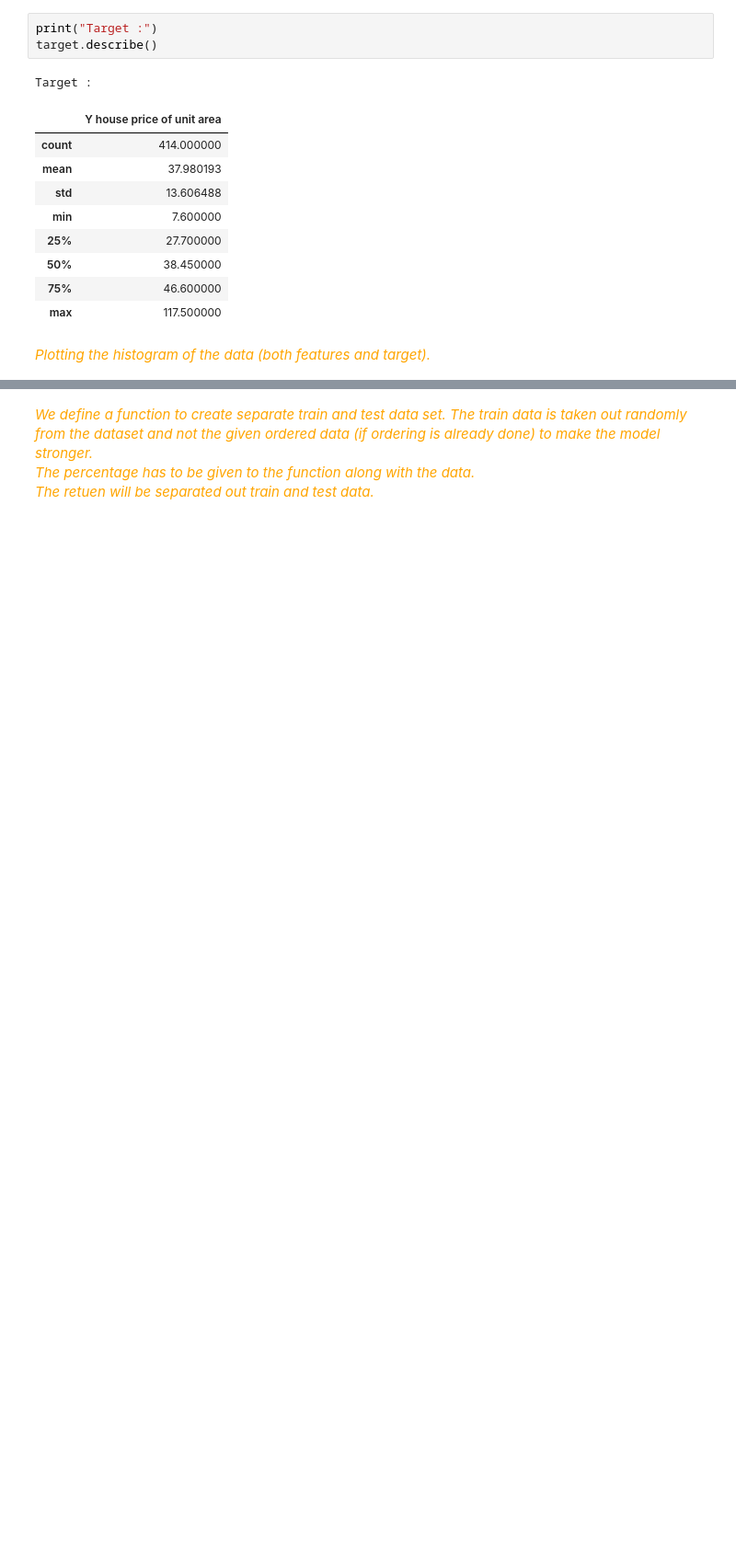
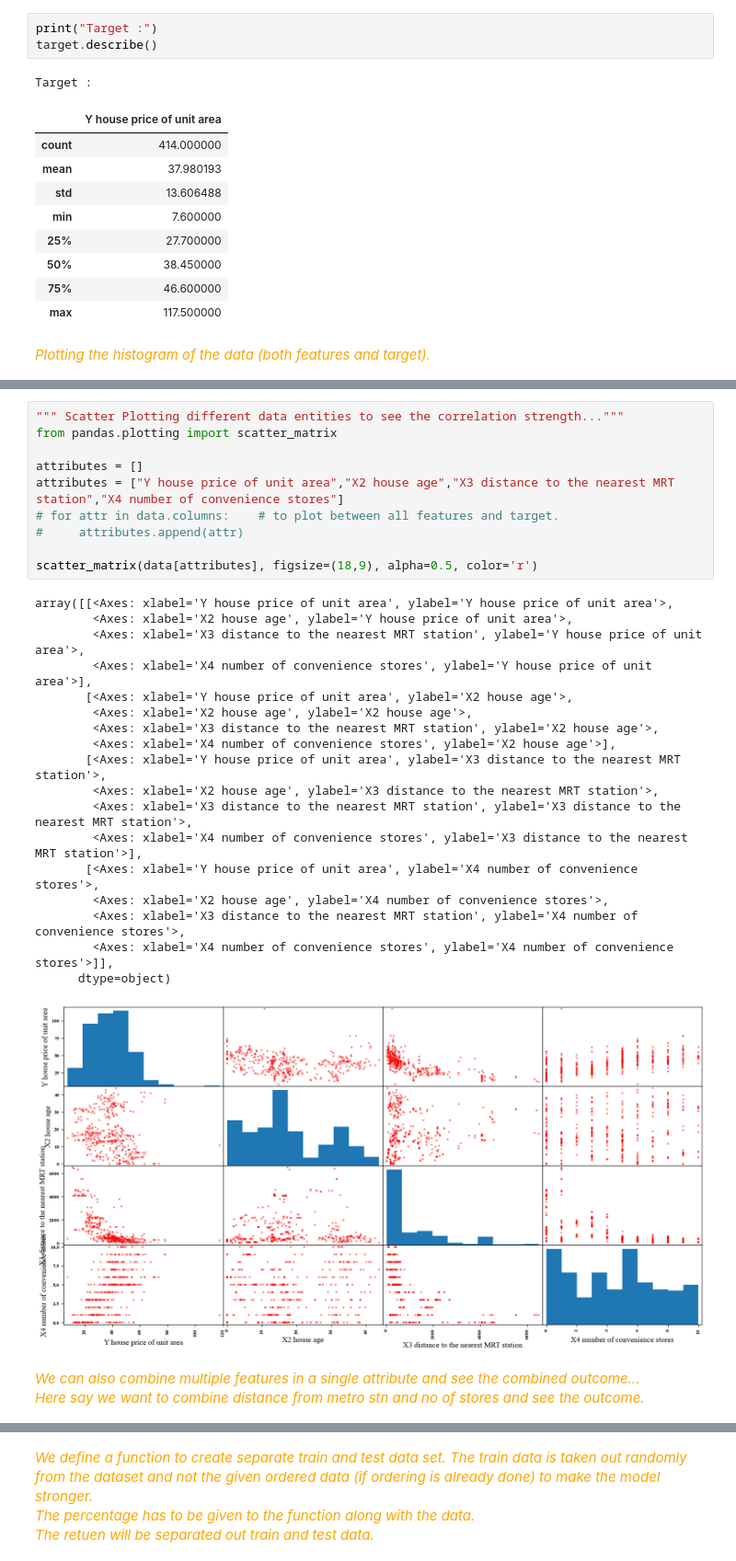
Before and after one commit to SAGAR-DAM/All_python_codes, a Jupyter notebook: Machine Learning/learn from Harry/Project 1 (real estate price preiction).ipynb, the cells around one changed output, grey strips where cells are left out. Shown: that part at 92% size. Cells and saved outputs as stored; diff of their text form; blank space fills up the shorter version.

Commit message:
Housing price prediction with Machine learning

```diff
--- a/Machine Learning/learn from Harry/Project 1 (real estate price preiction).ipynb
+++ b/Machine Learning/learn from Harry/Project 1 (real estate price preiction).ipynb
@@ -166,0 +191,34 @@ hist_dataframe(data, bins = 50)
+# %%
+""" Scatter Plotting different data entities to see the correlation strength..."""
+from pandas.plotting import scatter_matrix
+
+attributes = []
+attributes = ["Y house price of unit area","X2 house age","X3 distance to the nearest MRT station","X4 number of convenience stores"]
+# for attr in data.columns:    # to plot between all features and target.
+#     attributes.append(attr)
+
+scatter_matrix(data[attributes], figsize=(18,9), alpha=0.5, color='r')
+# %% [output]
+array([[<Axes: xlabel='Y house price of unit area', ylabel='Y house price of unit area'>,
+        <Axes: xlabel='X2 house age', ylabel='Y house price of unit area'>,
+        <Axes: xlabel='X3 distance to the nearest MRT station', ylabel='Y house price of unit area'>,
+        <Axes: xlabel='X4 number of convenience stores', ylabel='Y house price of unit area'>],
+       [<Axes: xlabel='Y house price of unit area', ylabel='X2 house age'>,
+        <Axes: xlabel='X2 house age', ylabel='X2 house age'>,
+        <Axes: xlabel='X3 distance to the nearest MRT station', ylabel='X2 house age'>,
+        <Axes: xlabel='X4 number of convenience stores', ylabel='X2 house age'>],
+       [<Axes: xlabel='Y house price of unit area', ylabel='X3 distance to the nearest MRT station'>,
+        <Axes: xlabel='X2 house age', ylabel='X3 distance to the nearest MRT station'>,
+        <Axes: xlabel='X3 distance to the nearest MRT station', ylabel='X3 distance to the nearest MRT station'>,
+        <Axes: xlabel='X4 number of convenience stores', ylabel='X3 distance to the nearest MRT station'>],
+       [<Axes: xlabel='Y house price of unit area', ylabel='X4 number of convenience stores'>,
+        <Axes: xlabel='X2 house age', ylabel='X4 number of convenience stores'>,
+        <Axes: xlabel='X3 distance to the nearest MRT station', ylabel='X4 number of convenience stores'>,
+        <Axes: xlabel='X4 number of convenience stores', ylabel='X4 number of convenience stores'>]],
+      dtype=object)
+[figure, added]
+# %% [markdown]
+<span style = "font-family:Georgia; color:orange;  font-size:15px;  font-style:italic">
+We can also combine multiple features in a single attribute and see the combined outcome...<br>
+Here say we want to combine distance from metro stn and no of stores and see the outcome.
+</span>
```
Also changed, not shown: parts of 9 cells of this notebook.
